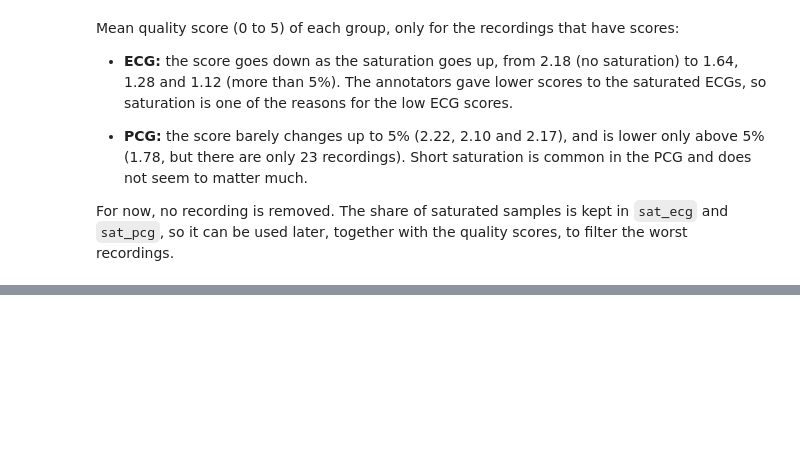
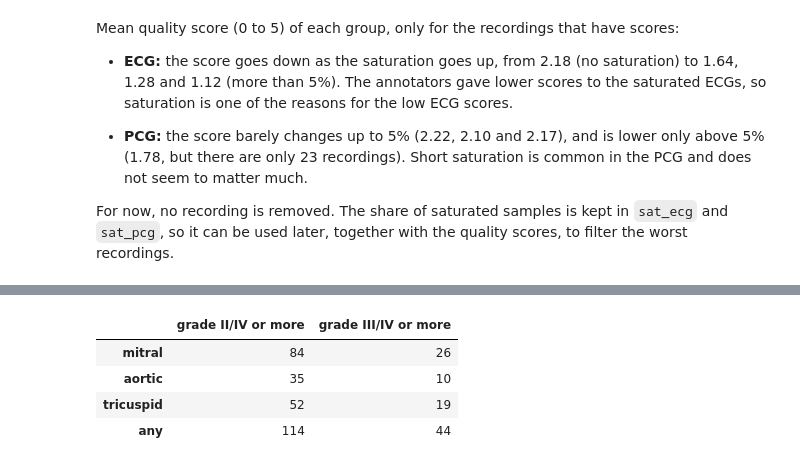
Before and after one commit to Alejandro-131004/cardio-trimodal-align, a Jupyter notebook: Notebooks/Data_Preparation.ipynb, the cells around one changed output, grey strips where cells are left out. Cells and saved outputs as stored; diff of their text form; code cells hidden in the pictures; blank space fills up the shorter version.

```diff
--- a/Notebooks/Data_Preparation.ipynb
+++ b/Notebooks/Data_Preparation.ipynb
@@ -659,0 +778,24 @@ For now, no recording is removed. The share of saturated samples is kept in `sat
+# %%
+LVEF_CUTOFF = 40                                          # reduced ejection fraction: LVEF <= 40%, as in [24]
+RANGE_PATTERN = r"(\d+)\s*-\s*(\d+)\s*%"                  # visual estimate given as a range, e.g. '45-50% por apreciação visual'
+PRESERVED = "aparentemente conservada"                    # not measured, visually preserved
+
+clinical = db.set_index("ID").loc[patients.index]
+text = clinical[["FEVEBP", "FEVE4C"]].astype(str).apply(lambda s: s.str.strip().str.replace(",", ".", regex=False))
+measured = text.apply(pd.to_numeric, errors="coerce")                       # numbers only, any text becomes NaN
+visual = text["FEVEBP"].str.extract(RANGE_PATTERN).astype(float).mean(axis=1)   # midpoint of a visual range
+preserved = text.apply(lambda s: s.str.contains(PRESERVED, case=False)).any(axis=1)
+
+labels = pd.DataFrame(index=patients.index)
+labels["lvef"] = measured["FEVEBP"].fillna(measured["FEVE4C"]).fillna(visual)
+labels["lvef_source"] = np.select([measured["FEVEBP"].notna(), measured["FEVE4C"].notna(), visual.notna() | preserved],
+                                  ["biplane", "4-chamber", "visual"], default="missing")
+labels["reduced_ef"] = (labels["lvef"] <= LVEF_CUTOFF).astype("boolean").mask(labels["lvef"].isna())
+labels.loc[preserved & labels["lvef"].isna(), "reduced_ef"] = False
+
+both = measured.notna().all(axis=1)
+disagree = both & ((measured["FEVEBP"] <= LVEF_CUTOFF) != (measured["FEVE4C"] <= LVEF_CUTOFF))
+print("LVEF source:", labels["lvef_source"].value_counts().to_dict())
+print(f"Reduced EF: {labels['reduced_ef'].sum()} | not reduced: {(labels['reduced_ef'] == False).sum()} | "
+      f"missing: {labels['reduced_ef'].isna().sum()}")
+print(f"Patients with both FEVEBP and FEVE4C: {both.sum()} | they disagree on the label: {disagree.sum()}")
@@ -659,0 +837,18 @@ For now, no recording is removed. The share of saturated samples is kept in `sat
+# %%
+VALVES = {"IM": "mitral", "IAO": "aortic", "IT": "tricuspid"}
+CUTOFFS = {"II": 3, "III": 4}   # grade II/IV or more, grade III/IV or more (database codes)
+
+grades = clinical[list(VALVES)].apply(pd.to_numeric, errors="coerce").rename(columns=VALVES)   # text ('SEM ETT', '') becomes NaN
+for grade, code in CUTOFFS.items():
+    for valve in VALVES.values():
+        labels[f"{valve}_regurg_{grade}"] = (grades[valve] >= code).astype("boolean").mask(grades[valve].isna())
+    labels[f"any_regurg_{grade}"] = (grades >= code).any(axis=1).astype("boolean").mask(grades.isna().all(axis=1))
+
+pd.DataFrame({f"grade {g}/IV or more": {v: int(labels[f"{v}_regurg_{g}"].sum()) for v in [*VALVES.values(), "any"]}
+              for g in CUTOFFS})
+# %% [output]
+|  | grade II/IV or more | grade III/IV or more |
+| mitral | 84 | 26 |
+| aortic | 35 | 10 |
+| tricuspid | 52 | 19 |
+| any | 114 | 44 |
```
Also changed, not shown: parts of 22 cells of this notebook.
